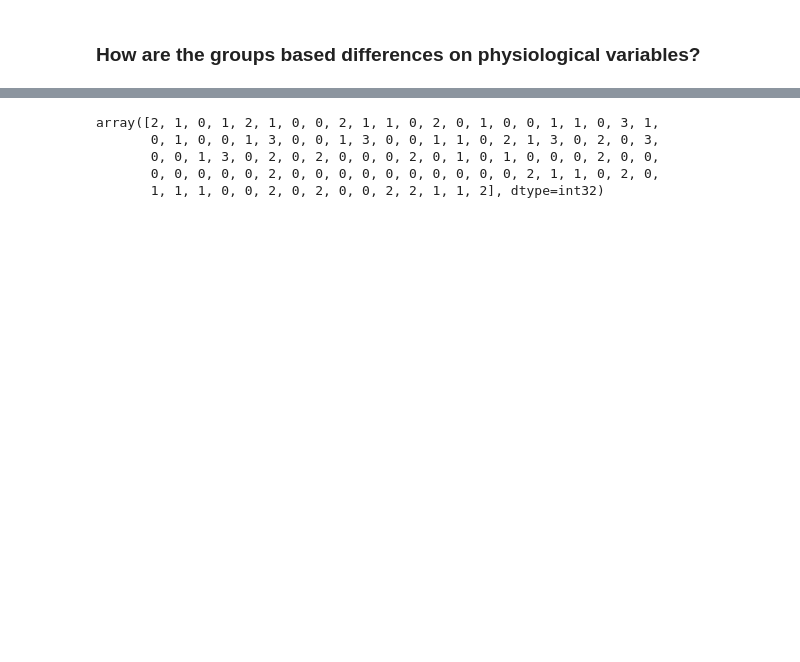
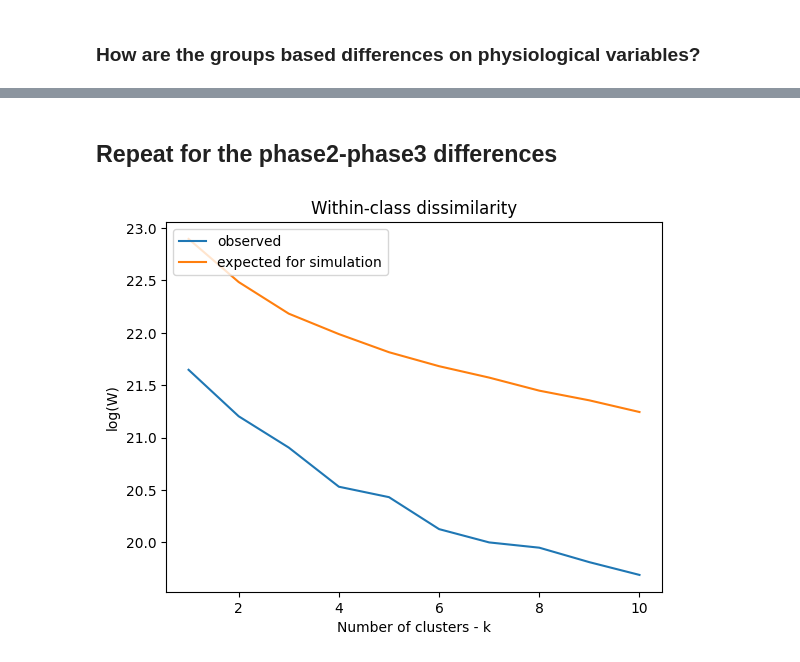
Before and after one commit to LuisMartindelCerro/CDA_case2, a Jupyter notebook: Python/Phys_Var_cluster_differences.ipynb, the cells around one changed output, grey strips where cells are left out. Drawn from its saved outputs; the diff is of its cells as text; code cells hidden in the pictures; blank space fills up the shorter version.

```diff
--- a/Python/Phys_Var_cluster_differences.ipynb
+++ b/Python/Phys_Var_cluster_differences.ipynb
@@ -167,21 +173,33 @@ plt.show()
-# %%
-# Assuming your df_emotions is already defined and preprocessed
-
-# If df_emotions is a numpy array, convert it to DataFrame
-df_diff_emotions = pd.DataFrame(df_diff_phys, columns=phys_var_columns)
-
-# 2. Perform KMeans clustering
-kmeans = KMeans(n_clusters=4, random_state=0).fit(df_diff_phys)
-labels = kmeans.labels_
-
-# 3. Create a DataFrame to hold the cluster assignments
-df_phys_clustered = df_diff_phys.copy()
-df_phys_clustered['Cluster'] = labels
-
-df_phys_clustered
-# %% [output]
-array([2, 1, 0, 1, 2, 1, 0, 0, 2, 1, 1, 0, 2, 0, 1, 0, 0, 1, 1, 0, 3, 1,
-       0, 1, 0, 0, 1, 3, 0, 0, 1, 3, 0, 0, 1, 1, 0, 2, 1, 3, 0, 2, 0, 3,
-       0, 0, 1, 3, 0, 2, 0, 2, 0, 0, 0, 2, 0, 1, 0, 1, 0, 0, 0, 2, 0, 0,
-       0, 0, 0, 0, 0, 2, 0, 0, 0, 0, 0, 0, 0, 0, 0, 0, 2, 1, 1, 0, 2, 0,
-       1, 1, 1, 0, 0, 2, 0, 2, 0, 0, 2, 2, 1, 1, 2], dtype=int32)
+# %% [markdown]
+## Repeat for the phase2-phase3 differences
+# %%
+# Load data
+df = pd.read_csv('../data/HR_data_wide_physiological.csv')
+df = df.dropna()
+
+df_emotions = pd.read_csv('../data/HR_data_wide_emotions.csv')
+df_emotions = df.dropna()
+
+diff_emotions_columns = ["Frustrated_diff_phase2_phase3","upset_diff_phase2_phase3","hostile_diff_phase2_phase3",
+                         "alert_diff_phase2_phase3","ashamed_diff_phase2_phase3","inspired_diff_phase2_phase3",
+                         "nervous_diff_phase2_phase3","attentive_diff_phase2_phase3","afraid_diff_phase2_phase3",
+                         "active_diff_phase2_phase3","determined_diff_phase2_phase3"]
+
+emotions_columns = ["Frustrated","upset","hostile","alert","ashamed","inspired","nervous","attentive","afraid","active","determined"]
+
+phys_var_columns2 = ['HR_TD_Mean_diff_phase2_phase3', 'HR_TD_Median_diff_phase2_phase3', 'HR_TD_std_diff_phase2_phase3',
+       'HR_TD_Min_diff_phase2_phase3', 'HR_TD_Max_diff_phase2_phase3', 'HR_TD_AUC_diff_phase2_phase3', 'HR_TD_Kurtosis_diff_phase2_phase3', 'HR_TD_Skew_diff_phase2_phase3',
+       'HR_TD_Slope_min_diff_phase2_phase3', 'HR_TD_Slope_max_diff_phase2_phase3', 'HR_TD_Slope_mean_diff_phase2_phase3', 'HR_TD_Slope_diff_phase2_phase3',
+       'TEMP_TD_Mean_diff_phase2_phase3', 'TEMP_TD_Median_diff_phase2_phase3', 'TEMP_TD_std_diff_phase2_phase3', 'TEMP_TD_Min_diff_phase2_phase3',
+       'TEMP_TD_Max_diff_phase2_phase3', 'TEMP_TD_AUC_diff_phase2_phase3', 'TEMP_TD_Kurtosis_diff_phase2_phase3', 'TEMP_TD_Skew_diff_phase2_phase3',
+       'TEMP_TD_Slope_min_diff_phase2_phase3', 'TEMP_TD_Slope_max_diff_phase2_phase3', 'TEMP_TD_Slope_mean_diff_phase2_phase3',
+       'TEMP_TD_Slope_diff_phase2_phase3', 'EDA_TD_P_Mean_diff_phase2_phase3', 'EDA_TD_P_Median_diff_phase2_phase3', 'EDA_TD_P_std_diff_phase2_phase3',
+       'EDA_TD_P_Min_diff_phase2_phase3', 'EDA_TD_P_Max_diff_phase2_phase3', 'EDA_TD_P_AUC_diff_phase2_phase3', 'EDA_TD_P_Kurtosis_diff_phase2_phase3',
+       'EDA_TD_P_Skew_diff_phase2_phase3', 'EDA_TD_P_Slope_min_diff_phase2_phase3', 'EDA_TD_P_Slope_max_diff_phase2_phase3',
+       'EDA_TD_P_Slope_mean_diff_phase2_phase3', 'EDA_TD_P_Slope_diff_phase2_phase3', 'EDA_TD_T_Mean_diff_phase2_phase3',
+       'EDA_TD_T_Median_diff_phase2_phase3', 'EDA_TD_T_std_diff_phase2_phase3', 'EDA_TD_T_Min_diff_phase2_phase3', 'EDA_TD_T_Max_diff_phase2_phase3',
+       'EDA_TD_T_AUC_diff_phase2_phase3', 'EDA_TD_T_Kurtosis_diff_phase2_phase3', 'EDA_TD_T_Skew_diff_phase2_phase3',
+       'EDA_TD_T_Slope_min_diff_phase2_phase3', 'EDA_TD_T_Slope_max_diff_phase2_phase3', 'EDA_TD_T_Slope_mean_diff_phase2_phase3',
+       'EDA_TD_T_Slope_diff_phase2_phase3', 'EDA_TD_P_Peaks_diff_phase2_phase3', 'EDA_TD_P_RT_diff_phase2_phase3', 'EDA_TD_P_ReT_diff_phase2_phase3']
+
+df_diff_phys = df[phys_var_columns2]
@@ -187,0 +260,12 @@ array([2, 1, 0, 1, 2, 1, 0, 0, 2, 1, 1, 0, 2, 0, 1, 0, 0, 1, 1, 0, 3, 1,
+# %%
+# Plot the log within class scatters
+plt.figure()
+plt.title("Within-class dissimilarity")
+plt.plot(x_range, np.log(W), label='observed')
+plt.plot(x_range, Elog_Wu, label='expected for simulation')
+plt.legend(loc='upper left')
+plt.xlabel("Number of clusters - k")
+plt.ylabel("log(W)")
+plt.show()
+# %% [output]
+[figure, added]
```
Also changed, not shown: parts of 12 cells of this notebook.
